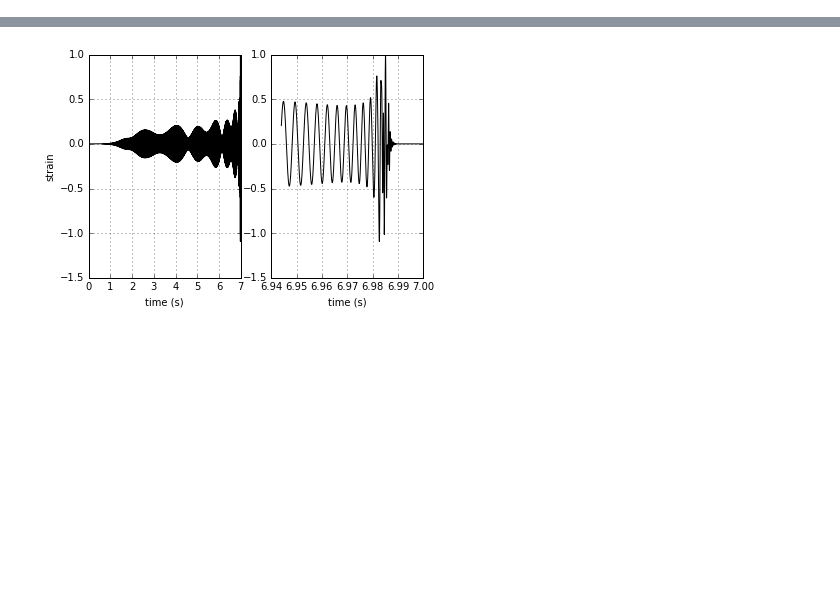
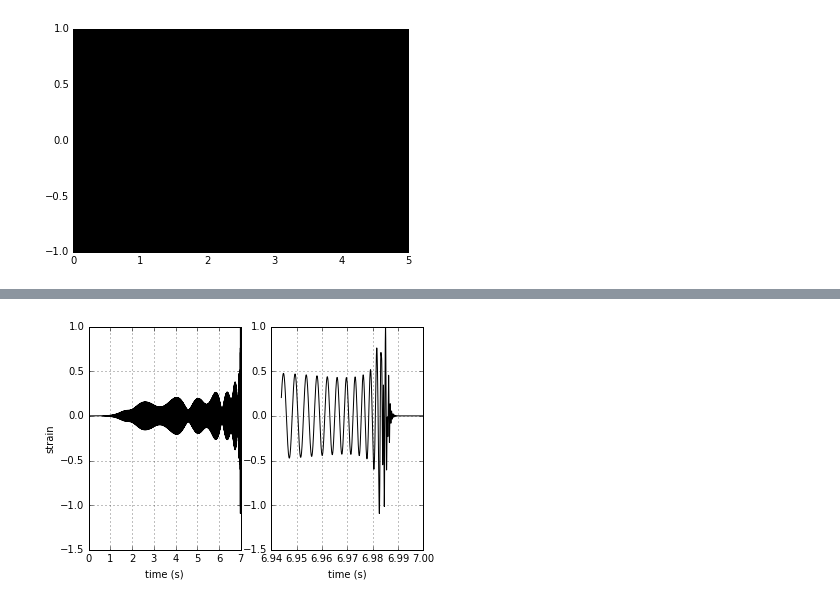
Before and after one commit to cpankow/lacc_da_tutorials, a Jupyter notebook: GW150914_sounds.ipynb, the cells around one changed output, grey strips where cells are left out. Drawn from its saved outputs; the diff is of its cells as text; code cells hidden in the pictures; blank space fills up the shorter version.

Commit message:
GW150914_sounds.ipynb: a few tweaks, more figures

```diff
--- a/GW150914_sounds.ipynb
+++ b/GW150914_sounds.ipynb
@@ -38,22 +42,26 @@ fi
 # %%
 # pure tone
 freq = 261.6 # Hz (Middle C)
 #freq = 1400 # Hz ISCO
 duration = 5 # s (FIXME: times bytes?)
 sampling_rate = 44100 # audio is typically encoded at 44.1 kHz
 t = numpy.linspace(0, duration, sampling_rate * duration)
 t = t.astype(numpy.float32)
 data = numpy.cos(2 * numpy.pi * t * freq) # FIXME: What's with the factor of two?
 
+plt.plot(t, data, "k-")
+
 # Convert to 4 byte unsigned integer for encoding
 #data.dtype = numpy.uint32
 
 wout = wave.open("pure_tone.wav", "w")
 wout.setnchannels(1) # mono
 wout.setsampwidth(4) # 32 bit audio
 wout.setframerate(sampling_rate)
 wout.writeframes(data.data)
 wout.close()
+# %% [output]
+[figure, added]
 # %%
 %%html
 <iframe src="https://commons.wikimedia.org/wiki/File%3AAudio_Frequency_tone%2C_Middle_C%2C_C4%2C_261.63hz.ogg?embedplayer=yes" width="120" height="120" frameborder="0" ></iframe>
```
Also changed, not shown: parts of 8 cells of this notebook.
